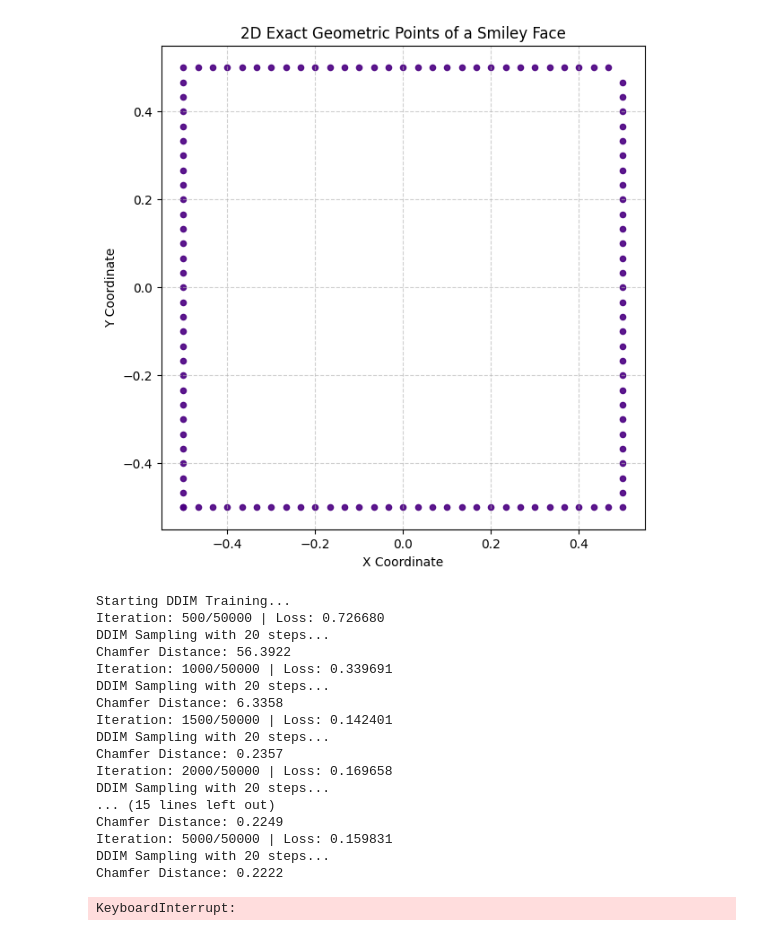
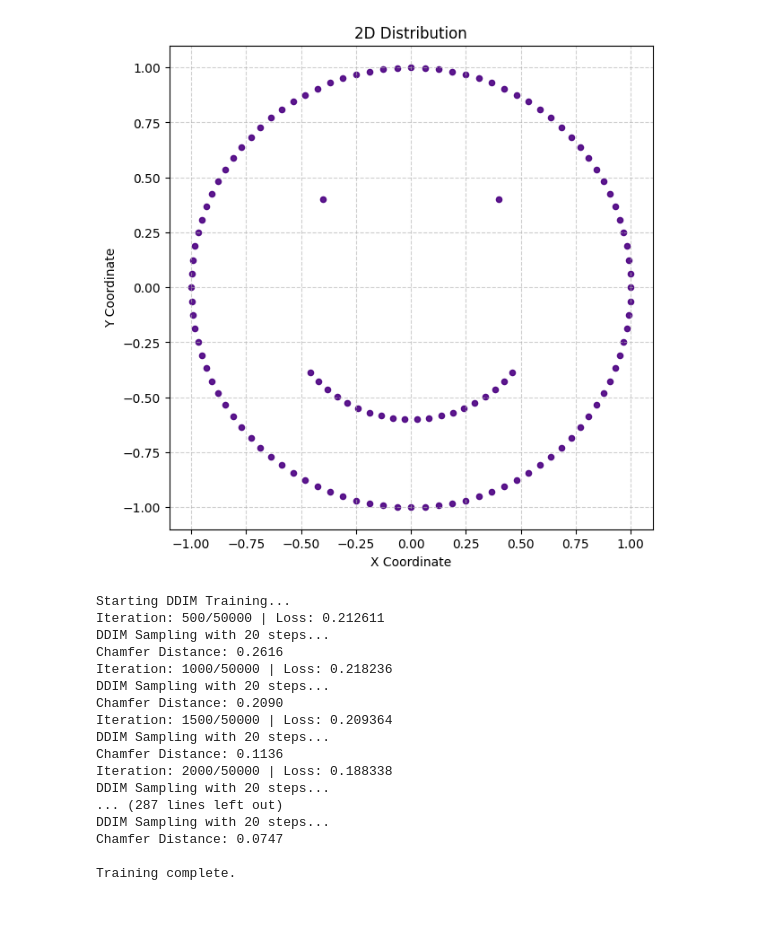
Before and after one commit to escapeprograms/Diffusion-test, a Jupyter notebook: train.ipynb, the cells around one changed output. Saved outputs shown, nothing was run; the diff lists cells and outputs as text; code cells hidden in the pictures.

Commit message:
Visualization

```diff
--- a/train.ipynb
+++ b/train.ipynb
@@ -11,27 +11,28 @@ from model import NoisePredictionMLP, sample_ddim
 # %%
 # generate distribution
 from distribution import smiley_distr, square_distr
-x_points, y_points = square_distr() #smiley_distr(n_mouth=20)
+x_points, y_points = smiley_distr(n_mouth=20)
+# x_points, y_points = square_distr()
 # %%
 #visualize distribution
 def plot_points(x, y):
     """
     Plots the generated 2D points.
     """
     # Increased point size for clearer visibility of the sharp points
     plt.figure(figsize=(7, 7))
     plt.scatter(x, y, s=20, alpha=0.9, color='indigo')
-    plt.title('2D Exact Geometric Points of a Smiley Face')
+    plt.title('2D Distribution')
     plt.xlabel('X Coordinate')
     plt.ylabel('Y Coordinate')
     plt.gca().set_aspect('equal', adjustable='box') # Ensure circle looks like a circle
     plt.grid(True, linestyle='--', alpha=0.6)
     plt.show()
 
 
 plot_points(x_points, y_points)
 # %% [output]
-[figure, old version]
+[figure, new version]
 # %%
 #eval metric
 def chamfer_distance(set_a, set_b):
@@ -120,7 +121,7 @@ for i in range(1, NUM_ITERATIONS + 1):
         test_x = [np.random.normal(0,2) for i in range(len(x_points))]
         test_y = [np.random.normal(0,2) for i in range(len(x_points))]
 
-        ddim_data = sample_ddim(model, 1000, alpha_bars, inference_steps=20, eta=0.0)
+        ddim_data, _ = sample_ddim(model, 1000, alpha_bars, inference_steps=20, eta=0.0)
         ground_truth = np.stack([x_points, y_points], axis=1)
         dist = chamfer_distance(ddim_data, ground_truth)
         print(f"Chamfer Distance: {dist:.4f}")
@@ -131,21 +132,20 @@ print("\nTraining complete.")
 # torch.save(model.state_dict(), 'smiley_ddpm_model.pth')
 # %% [output]
 Starting DDIM Training...
-Iteration: 500/50000 | Loss: 0.726680
+Iteration: 500/50000 | Loss: 0.212611
 DDIM Sampling with 20 steps...
-Chamfer Distance: 56.3922
-Iteration: 1000/50000 | Loss: 0.339691
+Chamfer Distance: 0.2616
+Iteration: 1000/50000 | Loss: 0.218236
 DDIM Sampling with 20 steps...
-Chamfer Distance: 6.3358
-Iteration: 1500/50000 | Loss: 0.142401
+Chamfer Distance: 0.2090
+Iteration: 1500/50000 | Loss: 0.209364
 DDIM Sampling with 20 steps...
-Chamfer Distance: 0.2357
-Iteration: 2000/50000 | Loss: 0.169658
+Chamfer Distance: 0.1136
+Iteration: 2000/50000 | Loss: 0.188338
 DDIM Sampling with 20 steps...
-... (15 lines left out)
-Chamfer Distance: 0.2249
-Iteration: 5000/50000 | Loss: 0.159831
+... (287 lines left out)
 DDIM Sampling with 20 steps...
-Chamfer Distance: 0.2222
+Chamfer Distance: 0.0747
+
+Training complete.
-KeyboardInterrupt:
 # %%
```
Also changed, not shown: parts of 6 cells of this notebook, 5 other files.
